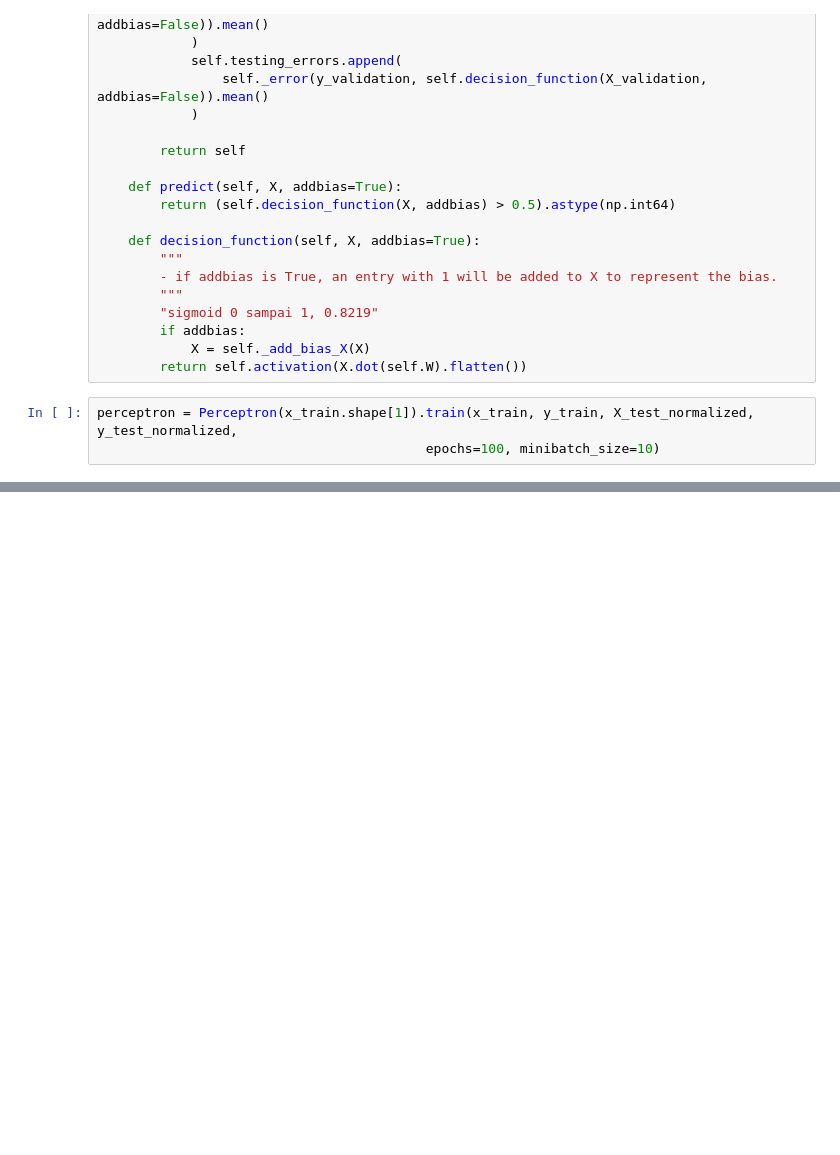
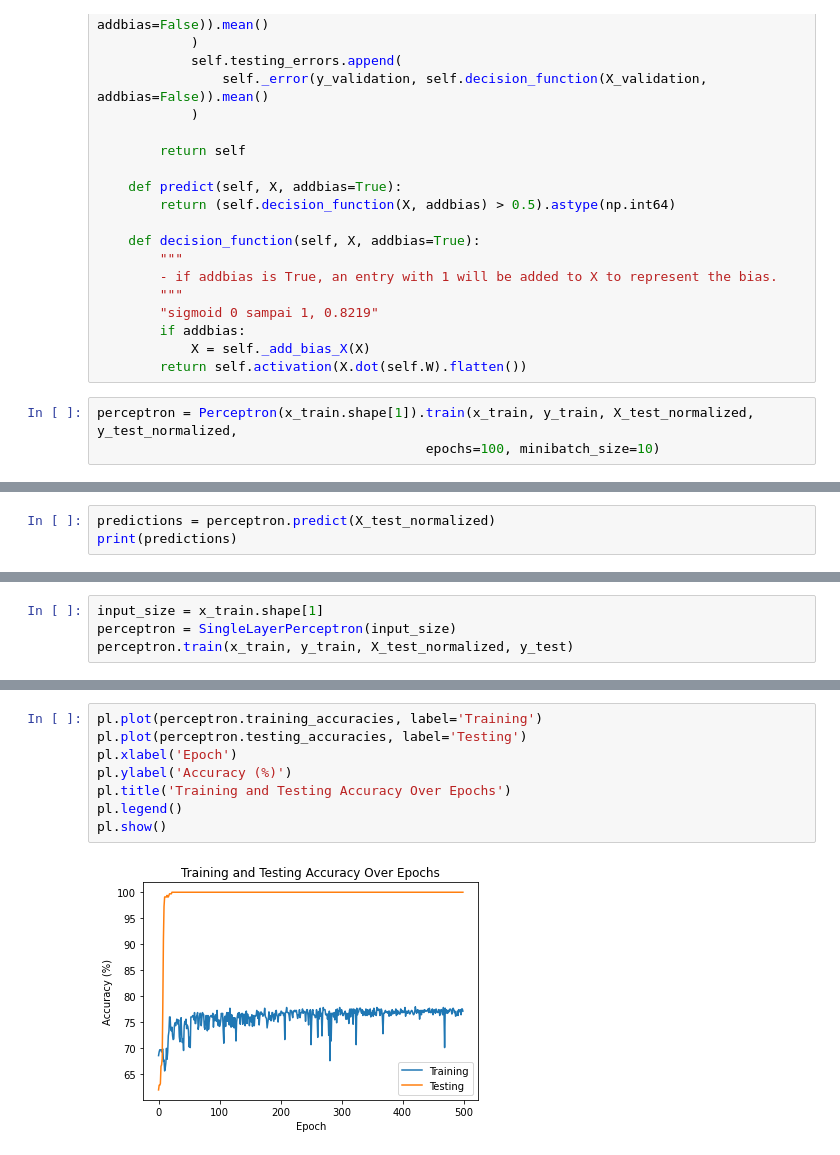
Before and after one commit to WawanWidiantara/Single-Layer-Perceptron, a Jupyter notebook: Single-Layer-Perceptron/experiment/iqbal-slp.ipynb, the cells around one changed output, grey strips where cells are left out. Cells and saved outputs as stored; diff of their text form; blank space fills up the shorter version.

```diff
--- a/Single-Layer-Perceptron/experiment/iqbal-slp.ipynb
+++ b/Single-Layer-Perceptron/experiment/iqbal-slp.ipynb
@@ -870,0 +1185,3 @@ pl.plot(perceptron.testing_errors, label='test')
+# %%
+predictions = perceptron.predict(X_test_normalized)
+print(predictions)
@@ -870,0 +1254,4 @@ pl.plot(perceptron.testing_errors, label='test')
+# %%
+input_size = x_train.shape[1]
+perceptron = SingleLayerPerceptron(input_size)
+perceptron.train(x_train, y_train, X_test_normalized, y_test)
@@ -870,0 +1276,10 @@ pl.plot(perceptron.testing_errors, label='test')
+# %%
+pl.plot(perceptron.training_accuracies, label='Training')
+pl.plot(perceptron.testing_accuracies, label='Testing')
+pl.xlabel('Epoch')
+pl.ylabel('Accuracy (%)')
+pl.title('Training and Testing Accuracy Over Epochs')
+pl.legend()
+pl.show()
+# %% [output]
+[figure, added]
```
Also changed, not shown: parts of 49 cells of this notebook.
